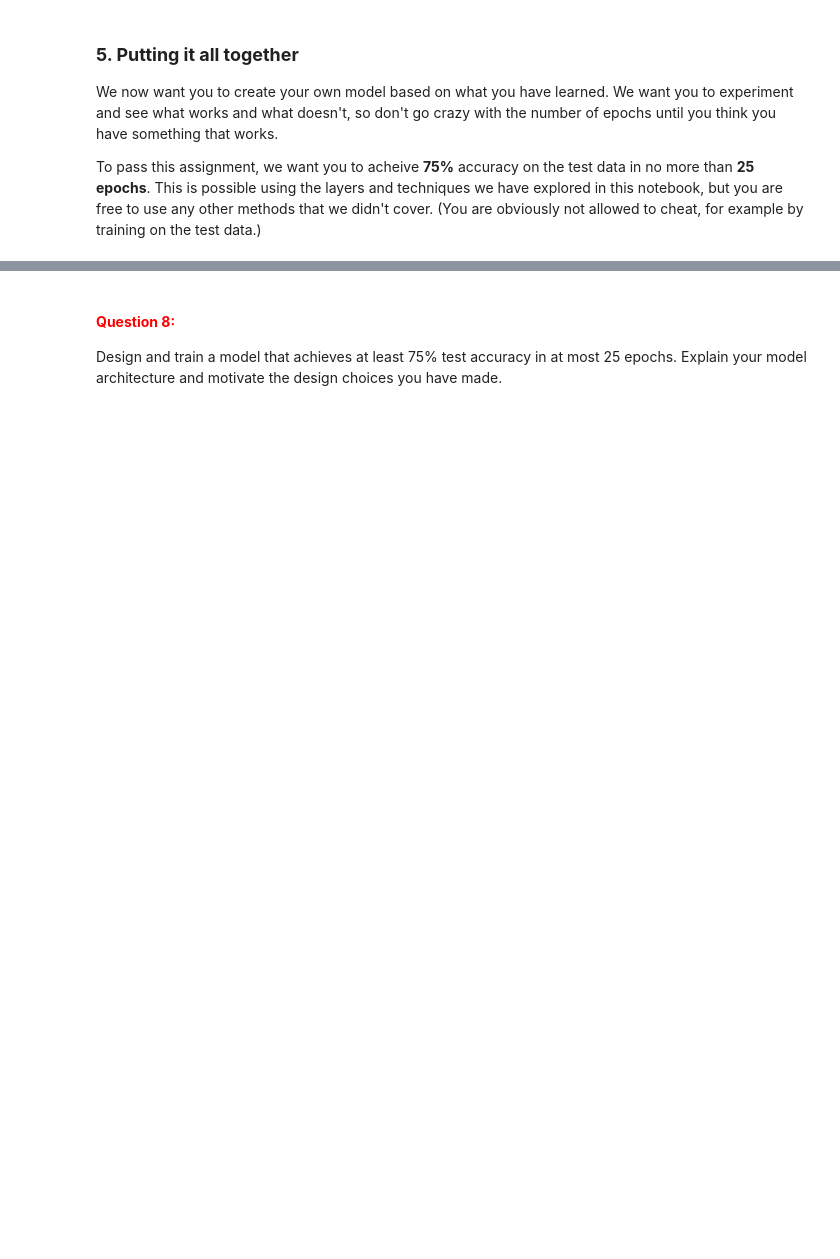
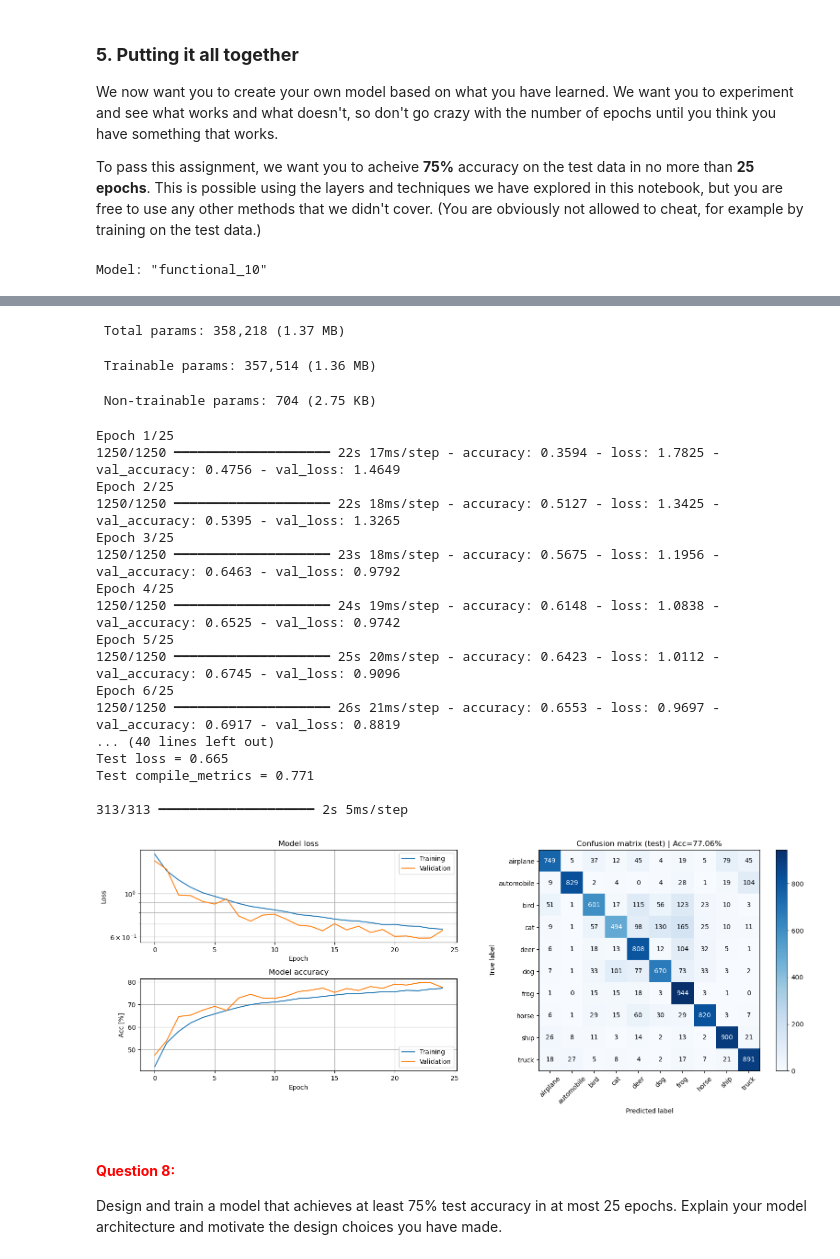
Before and after one commit to axest556/TBMI26-Neural-Networks, a Jupyter notebook: LabCodes/A2_DeepLearning/CIFAR10-Lab.ipynb, the cells around one changed output, grey strips where cells are left out. Saved outputs shown, nothing was run; the diff lists cells and outputs as text; code cells hidden in the pictures; blank space fills up the shorter version.

```diff
--- a/LabCodes/A2_DeepLearning/CIFAR10-Lab.ipynb
+++ b/LabCodes/A2_DeepLearning/CIFAR10-Lab.ipynb
@@ -455,0 +559,48 @@ TrainModelAndPlotResults(CreateFinalModel, epochs=25)
+# %%
+def CreateFinalModel():
+
+    x_in = Input(shape=X_train.shape[1:])
+
+    # --------------------------------------------
+    # === Your code here =========================
+    # --------------------------------------------
+
+    ### Block 1
+    x = Conv2D(32, (3,3), padding='same')(x_in) # no activation
+    x = BatchNormalization(momentum=0.75)(x)  # Batch Normalization after Conv
+    x = Activation('relu')(x)  # Separate Activation layer
+    x = MaxPooling2D(pool_size=(2,2))(x)
+    x = Dropout(0.3)(x)  # Dropout after pooling
+
+
+    ### Block 2
+    x = Conv2D(64, (3,3), padding='same')(x)
+    x = BatchNormalization(momentum=0.75)(x)
+    x = Activation('relu')(x)
+    x = MaxPooling2D(pool_size=(2,2))(x)
+    x = Dropout(0.3)(x)
+
+    ### Block 3
+    x = Conv2D(128, (3,3), padding='same')(x)
+    x = BatchNormalization(momentum=0.75)(x)
+    x = Activation('relu')(x)
+    x = MaxPooling2D(pool_size=(2,2))(x)
+    x = Dropout(0.3)(x)
+
+    ### CLASSIFICATION
+    x = Flatten()(x)
+    x = Dense(128)(x) # no activation
+    x = BatchNormalization(momentum=0.75)(x)
+    x = Activation('relu')(x)
+    x = Dropout(0.3)(x)
+    x = Dense(10, activation='softmax')(x)
+
+    # ============================================
+
+    model = Model(inputs=x_in, outputs=x)
+    return model
+
+# Run training on the final model
+TrainModelAndPlotResults(CreateFinalModel, epochs=25)
+# %% [output]
+Model: "functional_10"
@@ -456,3 +624,24 @@ TrainModelAndPlotResults(CreateFinalModel, epochs=25)
+ Total params: 358,218 (1.37 MB)
+ Trainable params: 357,514 (1.36 MB)
+ Non-trainable params: 704 (2.75 KB)
+Epoch 1/25
+1250/1250 ━━━━━━━━━━━━━━━━━━━━ 22s 17ms/step - accuracy: 0.3594 - loss: 1.7825 - val_accuracy: 0.4756 - val_loss: 1.4649
+Epoch 2/25
+1250/1250 ━━━━━━━━━━━━━━━━━━━━ 22s 18ms/step - accuracy: 0.5127 - loss: 1.3425 - val_accuracy: 0.5395 - val_loss: 1.3265
+Epoch 3/25
+1250/1250 ━━━━━━━━━━━━━━━━━━━━ 23s 18ms/step - accuracy: 0.5675 - loss: 1.1956 - val_accuracy: 0.6463 - val_loss: 0.9792
+Epoch 4/25
+1250/1250 ━━━━━━━━━━━━━━━━━━━━ 24s 19ms/step - accuracy: 0.6148 - loss: 1.0838 - val_accuracy: 0.6525 - val_loss: 0.9742
+Epoch 5/25
+1250/1250 ━━━━━━━━━━━━━━━━━━━━ 25s 20ms/step - accuracy: 0.6423 - loss: 1.0112 - val_accuracy: 0.6745 - val_loss: 0.9096
+Epoch 6/25
+1250/1250 ━━━━━━━━━━━━━━━━━━━━ 26s 21ms/step - accuracy: 0.6553 - loss: 0.9697 - val_accuracy: 0.6917 - val_loss: 0.8819
+... (40 lines left out)
+Test loss = 0.665
+Test compile_metrics = 0.771
+
+313/313 ━━━━━━━━━━━━━━━━━━━━ 2s 5ms/step
+[figure, added]
 # %% [markdown]
 #### **<span style="color:red">Question 8:</span>**
 Design and train a model that achieves at least 75% test accuracy in at most 25 epochs. Explain your model architecture and motivate the design choices you have made.
```
Also changed, not shown: parts of 15 cells of this notebook, 1 other file.
